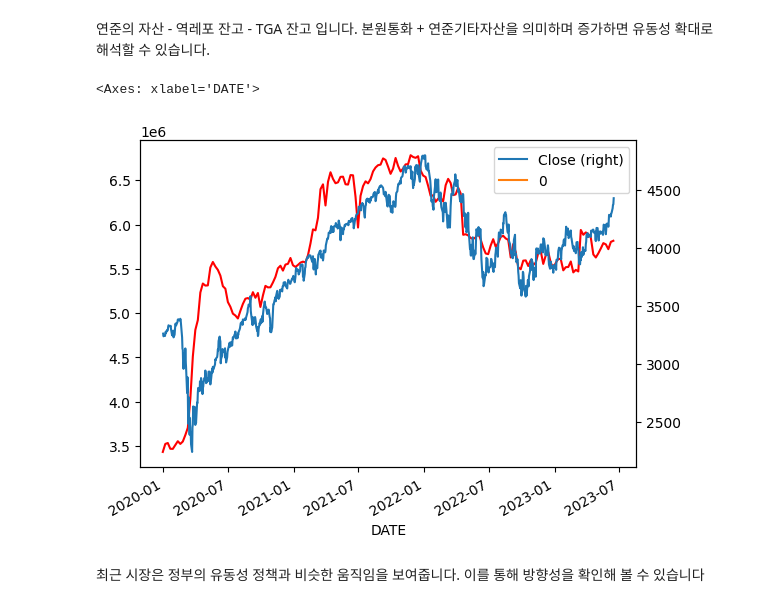
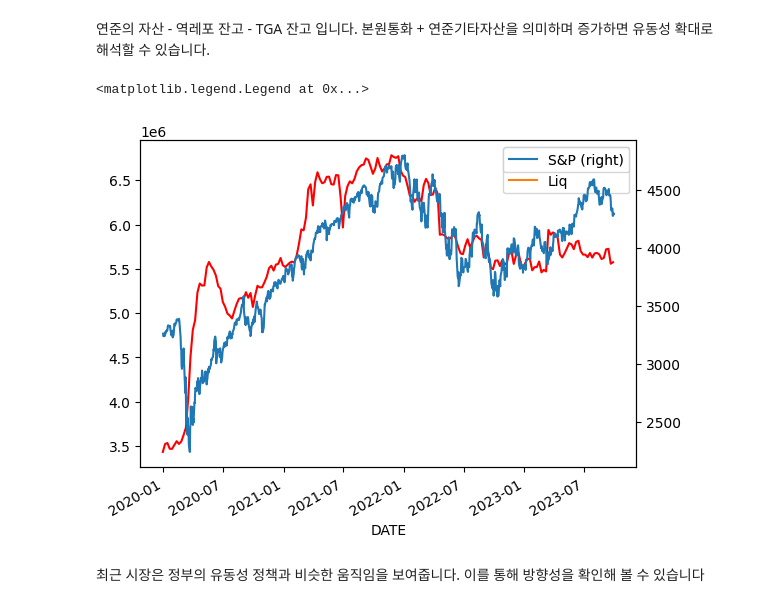
Before and after one commit to hojune2/_investment, a Jupyter notebook: macro.ipynb, the cells around one changed output. Drawn from its saved outputs; the diff is of its cells as text; code cells hidden in the pictures.

```diff
--- a/macro.ipynb
+++ b/macro.ipynb
@@ -98,3 +115,7 @@ snp=fdr.DataReader('yfinance:^GSPC',start='2020-01-01')
 # %%
 liq=data['WALCL']-data['WDTGAL']-data['WLRRAL']
 snp=snp.drop(['Open','High','Low','Adj Close','Volume'],axis=1)
+# %%
+snpliq=pd.concat([snp,liq],axis=1)
+snpliq.columns=['S&P','Liq']
+snpliq['2023']
@@ -118,11 +153,13 @@ pd.DataFrame(liq)
 # %% [markdown]
 연준의 자산 - 역레포 잔고 - TGA 잔고 입니다. 본원통화 + 연준기타자산을 의미하며 증가하면 유동성 확대로 해석할 수 있습니다.
 # %%
-liqsnp.plot(secondary_y='Close')
+snpliq.plot(secondary_y='S&P')
+
 liq.plot(color='r')
+plt.legend()
 # %% [output]
-<Axes: xlabel='DATE'>
+<matplotlib.legend.Legend at 0x...>
-[figure, old version]
+[figure, new version]
 # %% [markdown]
 최근 시장은 정부의 유동성 정책과 비슷한 움직임을 보여줍니다. 이를 통해 방향성을 확인해 볼 수 있습니다
 # %%
```
Also changed, not shown: parts of 17 cells of this notebook.
